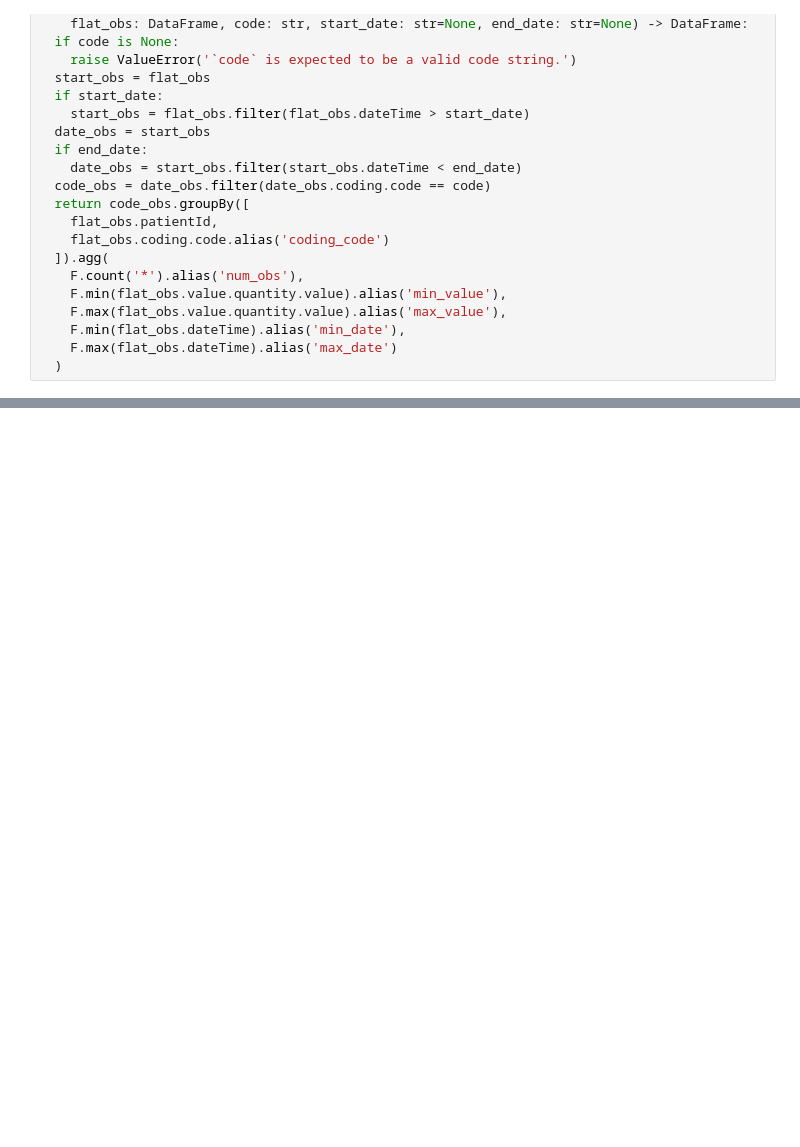
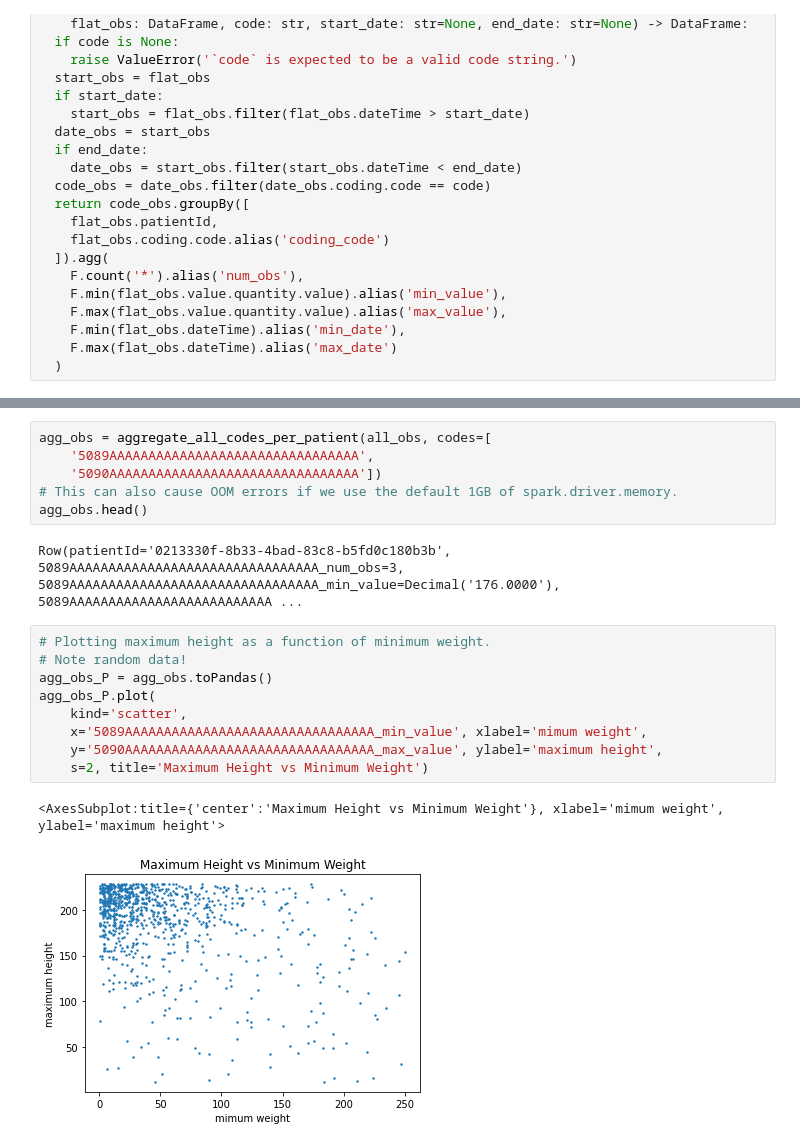
Before and after one commit to google/fhir-data-pipes, a Jupyter notebook: dwh/test_spark.ipynb, the cells around one changed output, grey strips where cells are left out. Cells and saved outputs as stored; diff of their text form; blank space fills up the shorter version.

```diff
--- a/dwh/test_spark.ipynb
+++ b/dwh/test_spark.ipynb
@@ -300,0 +397,20 @@ aggregated_code_obs_P.plot(kind='scatter', x='min_value', y='max_value')
+# %%
+agg_obs = aggregate_all_codes_per_patient(all_obs, codes=[
+    '5089AAAAAAAAAAAAAAAAAAAAAAAAAAAAAAAA',
+    '5090AAAAAAAAAAAAAAAAAAAAAAAAAAAAAAAA'])
+# This can also cause OOM errors if we use the default 1GB of spark.driver.memory.
+agg_obs.head()
+# %% [output]
+Row(patientId='0213330f-8b33-4bad-83c8-b5fd0c180b3b', 5089AAAAAAAAAAAAAAAAAAAAAAAAAAAAAAAA_num_obs=3, 5089AAAAAAAAAAAAAAAAAAAAAAAAAAAAAAAA_min_value=Decimal('176.0000'), 5089AAAAAAAAAAAAAAAAAAAAAAAAAA ...
+# %%
+# Plotting maximum height as a function of minimum weight.
+# Note random data!
+agg_obs_P = agg_obs.toPandas()
+agg_obs_P.plot(
+    kind='scatter',
+    x='5089AAAAAAAAAAAAAAAAAAAAAAAAAAAAAAAA_min_value', xlabel='mimum weight',
+    y='5090AAAAAAAAAAAAAAAAAAAAAAAAAAAAAAAA_max_value', ylabel='maximum height',
+    s=2, title='Maximum Height vs Minimum Weight')
+# %% [output]
+<AxesSubplot:title={'center':'Maximum Height vs Minimum Weight'}, xlabel='mimum weight', ylabel='maximum height'>
+[figure, added]
```
Also changed, not shown: parts of 58 cells of this notebook, 23 other files.
